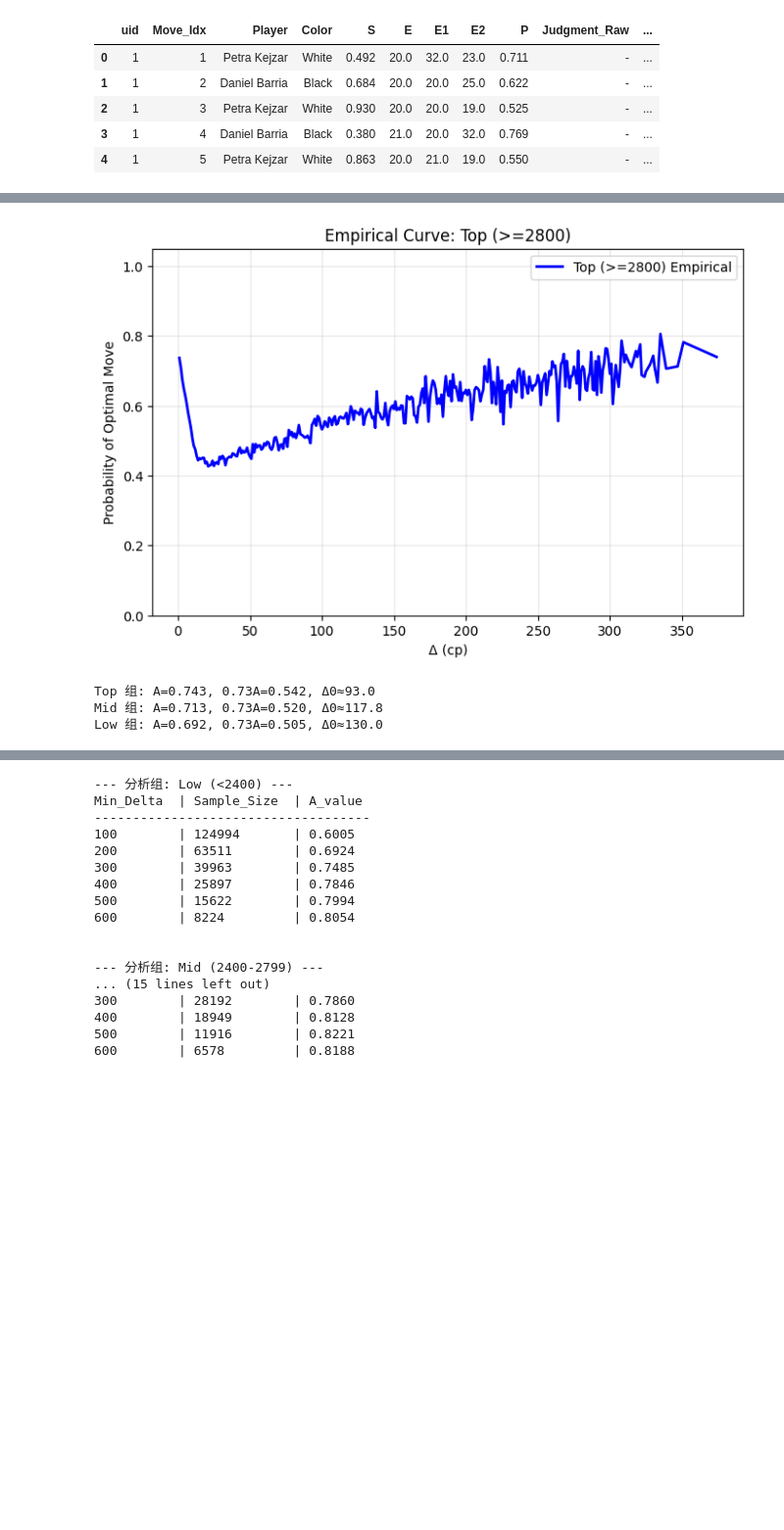
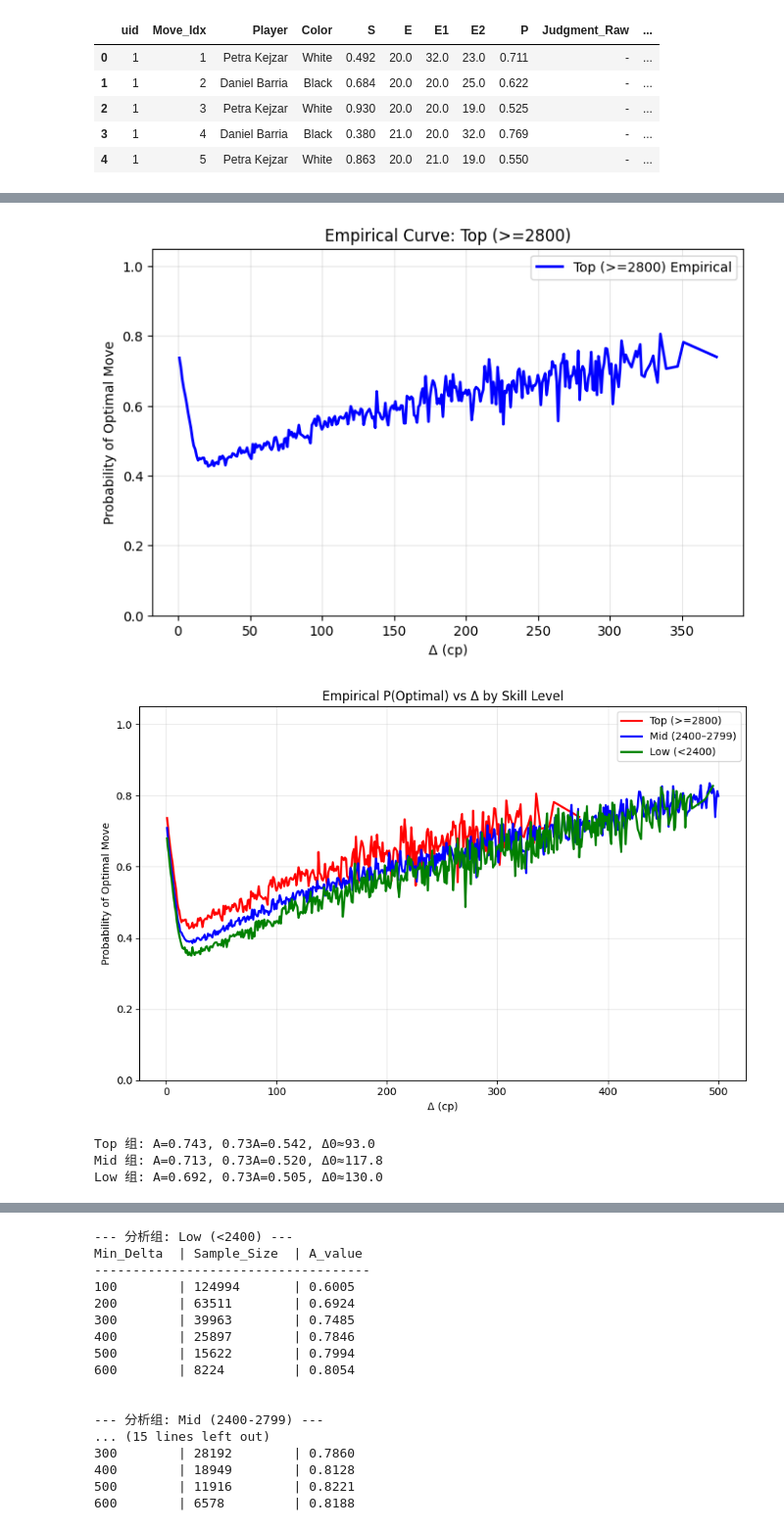
Before and after one commit to zZimablueee/Chess, a Jupyter notebook: complexity/delta_0/delta0.ipynb, the cells around one changed output, grey strips where cells are left out. Shown at 98% size. Drawn from its saved outputs; the diff is of its cells as text; code cells hidden in the pictures; blank space fills up the shorter version.

```diff
--- a/complexity/delta_0/delta0.ipynb
+++ b/complexity/delta_0/delta0.ipynb
@@ -381,7 +381,7 @@ def empirical_curve(df, group_name, delta_max=1000, show_plot=True):
     # 只保留 Δ 在 1~delta_max 之间
     group_df = group_df[(group_df['Δ']>0) & (group_df['Δ']<=delta_max)]
     counts = group_df.groupby('Δ', observed=True)['Is_Optimal'].count()
-    #只保留样本量大于1000的点去画图
+    #只保留样本量大于100的点去画图
     valid_deltas = counts[counts >= 100].index
     group_df = group_df[group_df['Δ'].isin(valid_deltas)]
 
@@ -402,11 +402,27 @@ def empirical_curve(df, group_name, delta_max=1000, show_plot=True):
 
     return prob_df
 
+def plot_all_groups(top_curve, mid_curve, low_curve):
+    plt.figure(figsize=(9,6))
+
+    plt.plot(top_curve['Δ'], top_curve['P_Optimal'],
+             color='red', lw=2, label='Top (>=2800)')
+    plt.plot(mid_curve['Δ'], mid_curve['P_Optimal'],
+             color='blue', lw=2, label='Mid (2400–2799)')
+    plt.plot(low_curve['Δ'], low_curve['P_Optimal'],
+             color='green', lw=2, label='Low (<2400)')
+
+    plt.xlabel('Δ (cp)')
+    plt.ylabel('Probability of Optimal Move')
+    plt.title('Empirical P(Optimal) vs Δ by Skill Level')
+    plt.ylim(0,1.05)
+    plt.grid(alpha=0.3)
+    plt.legend()
+    plt.tight_layout()
+    plt.show()
+
 def get_empirical_delta0_left(prob_df, target_prob):
-    """
-    prob_df: 包含 ['Δ', 'P_Optimal'] 的 DataFrame（已按 Δ 排序）
-    target_prob: 目标概率（如 0.73 * A）
-    """
+    """prob_df: 包含 ['Δ', 'P_Optimal'] 的 DataFrame（已按 Δ 排序）, target_prob: 目标概率（如 0.73 * A）"""
     x = prob_df['Δ'].values
     y = prob_df['P_Optimal'].values
 
@@ -431,6 +447,7 @@ def get_right_branch(prob_df):
 
     # 只保留右半段
     return df.loc[idx_min:].reset_index(drop=True)
+
 def get_empirical_delta0_right(prob_df, target_prob):
     right_df = get_right_branch(prob_df)
 
@@ -445,39 +462,41 @@ def get_empirical_delta0_right(prob_df, target_prob):
 
 def get_empirical_ceiling(df, group_name):
     # 筛选出该组的大 Delta 数据 (比如 200 到 1000 cp)
-    # # 这个区间内，计算已经是主要因素，且应该接近稳定了
     high_delta_data = df[ (df['ELO_Group'] == group_name) & (df['Δ'] > 200) & (df['Δ'] <= 1000) ]
     # 直接算 Is_Optimal 的平均值
     A_empirical = high_delta_data['Is_Optimal'].mean()
     return A_empirical
 
 # 对所有组循环
 groups = df_moves['ELO_Group'].unique()
 all_prob_curves = {}
 for g in groups:
     all_prob_curves[g] = empirical_curve(df_moves, g, delta_max=500, show_plot=True)
 top_curve = all_prob_curves['Top (>=2800)']
 mid_curve = all_prob_curves['Mid (2400-2799)']
 low_curve = all_prob_curves['Low (<2400)']
+plot_all_groups(top_curve, mid_curve, low_curve)
+
 
 A_top = get_empirical_ceiling(df_moves, 'Top (>=2800)')
 A_mid = get_empirical_ceiling(df_moves, 'Mid (2400-2799)')
 A_low = get_empirical_ceiling(df_moves, 'Low (<2400)')
 A_073_top = A_top*0.73
 A_073_mid = A_mid*0.73
 A_073_low = A_low*0.73
 
 top_delta0 = get_empirical_delta0_right(top_curve, A_073_top)
 mid_delta0 = get_empirical_delta0_right(mid_curve, A_073_mid)
 low_delta0 = get_empirical_delta0_right(low_curve, A_073_low)
 
 print(f"Top 组: A={A_top:.3f}, 0.73A={A_073_top:.3f}, Δ0≈{top_delta0:.1f}")
 print(f"Mid 组: A={A_mid:.3f}, 0.73A={A_073_mid:.3f}, Δ0≈{mid_delta0:.1f}")
 print(f"Low 组: A={A_low:.3f}, 0.73A={A_073_low:.3f}, Δ0≈{low_delta0:.1f}")
 # %% [output]
 [figure]
 [figure]
 [figure]
+[figure, added]
 Top 组: A=0.743, 0.73A=0.542, Δ0≈93.0
 Mid 组: A=0.713, 0.73A=0.520, Δ0≈117.8
 Low 组: A=0.692, 0.73A=0.505, Δ0≈130.0
```
Also changed, not shown: parts of 3 cells of this notebook, 3 other files.
